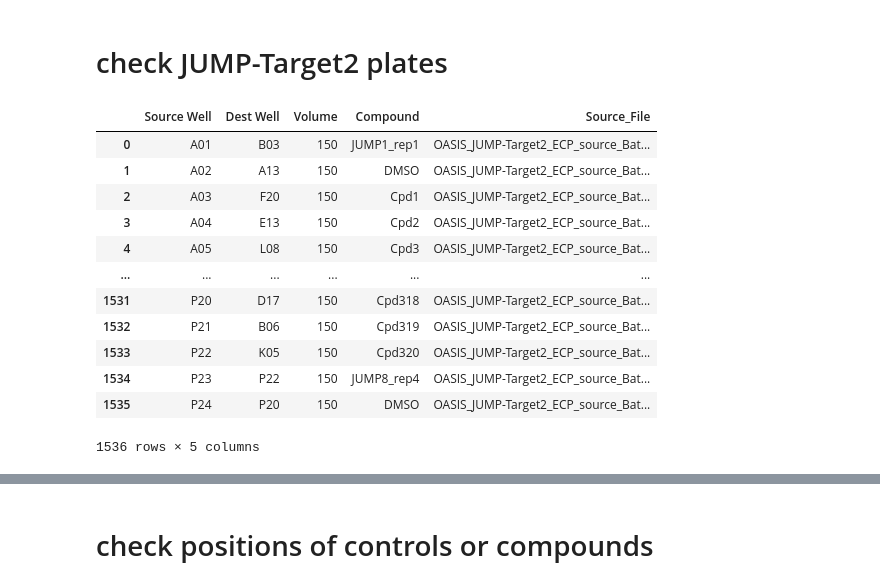
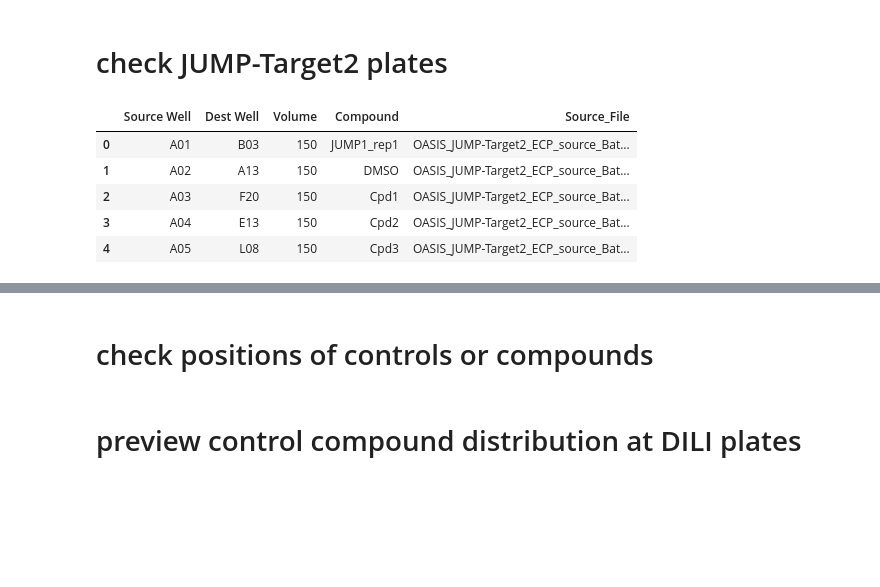
Before and after one commit to jonrie/PLAID_OASIS, a Jupyter notebook: inspect_plaid_layouts.ipynb, the cells around one changed output, grey strips where cells are left out. Cells and saved outputs as stored; diff of their text form; code cells hidden in the pictures; blank space fills up the shorter version.

```diff
--- a/inspect_plaid_layouts.ipynb
+++ b/inspect_plaid_layouts.ipynb
@@ -98,29 +85,23 @@ summary_df
 # %%
 base_path = "OASIS_JUMP-Target2_ECP/output/"
 
 file_names = [
     "OASIS_JUMP-Target2_ECP_source_Batch1.csv",
     "OASIS_JUMP-Target2_ECP_source_Batch2.csv",
     "OASIS_JUMP-Target2_ECP_source_Batch3.csv",
     "OASIS_JUMP-Target2_ECP_source_Batch4.csv",
 ]
 
 full_paths = [base_path + file_name for file_name in file_names]
 dfs = [pd.read_csv(file_path).assign(Source_File=file_name) for file_path, file_name in zip(full_paths, file_names)]
 combined_df = pd.concat(dfs, ignore_index=True)
-combined_df
+
+combined_df.head(5)
 # %% [output]
 |  | Source Well | Dest Well | Volume | Compound | Source_File |
 | 0 | A01 | B03 | 150 | JUMP1_rep1 | OASIS_JUMP-Target2_ECP_source_Bat... |
 | 1 | A02 | A13 | 150 | DMSO | OASIS_JUMP-Target2_ECP_source_Bat... |
 | 2 | A03 | F20 | 150 | Cpd1 | OASIS_JUMP-Target2_ECP_source_Bat... |
 | 3 | A04 | E13 | 150 | Cpd2 | OASIS_JUMP-Target2_ECP_source_Bat... |
 | 4 | A05 | L08 | 150 | Cpd3 | OASIS_JUMP-Target2_ECP_source_Bat... |
-| ... | ... | ... | ... | ... | ... |
-| 1531 | P20 | D17 | 150 | Cpd318 | OASIS_JUMP-Target2_ECP_source_Bat... |
-| 1532 | P21 | B06 | 150 | Cpd319 | OASIS_JUMP-Target2_ECP_source_Bat... |
-| 1533 | P22 | K05 | 150 | Cpd320 | OASIS_JUMP-Target2_ECP_source_Bat... |
-| 1534 | P23 | P22 | 150 | JUMP8_rep4 | OASIS_JUMP-Target2_ECP_source_Bat... |
-| 1535 | P24 | P20 | 150 | DMSO | OASIS_JUMP-Target2_ECP_source_Bat... |
-1536 rows × 5 columns
 # %%
@@ -301,6 +281,8 @@ def plate_heatmap(
         output_file_html = os.path.join(output_folder, output_filename.replace(".pdf", ".html"))
         fig.write_html(output_file_html)
         print(f"Interactive plot saved as HTML: {output_file_html}")
+# %% [markdown]
+# preview control compound distribution at DILI plates
 # %%
 csv_path = "/home/jovyan/jonne/plaid/OASIS_PLAID_LAYOUTS/OASIS_DILI_ECP/output/OASIS_DILI_ECP_PLAID.csv"
 df_plaid = pl.read_csv(csv_path)
```
Also changed, not shown: parts of 10 cells of this notebook, 8 other files.
